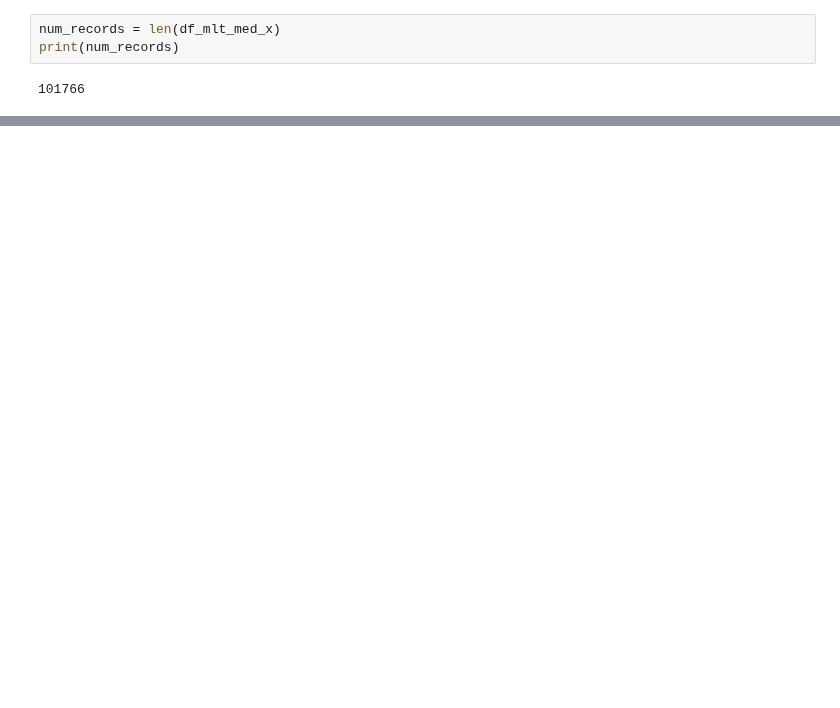
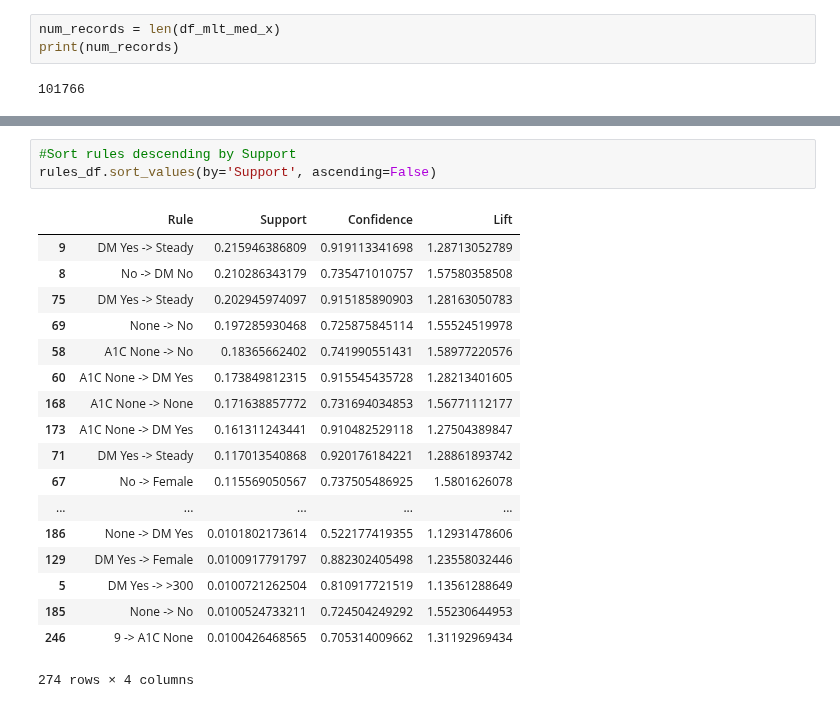
Before and after one commit to mltran2017/MSDS7331, a Jupyter notebook: notebook/Lab3/Lab3_MLT_Association Rule_Apyori.ipynb, the cells around one changed output, grey strips where cells are left out. Saved outputs shown, nothing was run; the diff lists cells and outputs as text; blank space fills up the shorter version.

```diff
--- a/notebook/Lab3/Lab3_MLT_Association Rule_Apyori.ipynb
+++ b/notebook/Lab3/Lab3_MLT_Association Rule_Apyori.ipynb
@@ -162,0 +146,22 @@ for i in new_gen():
+# %%
+#Sort rules descending by Support
+rules_df.sort_values(by='Support', ascending=False)
+# %% [output]
+|  | Rule | Support | Confidence | Lift |
+| 9 | DM Yes -> Steady | 0.215946386809 | 0.919113341698 | 1.28713052789 |
+| 8 | No -> DM No | 0.210286343179 | 0.735471010757 | 1.57580358508 |
+| 75 | DM Yes -> Steady | 0.202945974097 | 0.915185890903 | 1.28163050783 |
+| 69 | None -> No | 0.197285930468 | 0.725875845114 | 1.55524519978 |
+| 58 | A1C None -> No | 0.18365662402 | 0.741990551431 | 1.58977220576 |
+| 60 | A1C None -> DM Yes | 0.173849812315 | 0.915545435728 | 1.28213401605 |
+| 168 | A1C None -> None | 0.171638857772 | 0.731694034853 | 1.56771112177 |
+| 173 | A1C None -> DM Yes | 0.161311243441 | 0.910482529118 | 1.27504389847 |
+| 71 | DM Yes -> Steady | 0.117013540868 | 0.920176184221 | 1.28861893742 |
+| 67 | No -> Female | 0.115569050567 | 0.737505486925 | 1.5801626078 |
+| ... | ... | ... | ... | ... |
+| 186 | None -> DM Yes | 0.0101802173614 | 0.522177419355 | 1.12931478606 |
+| 129 | DM Yes -> Female | 0.0100917791797 | 0.882302405498 | 1.23558032446 |
+| 5 | DM Yes -> >300 | 0.0100721262504 | 0.810917721519 | 1.13561288649 |
+| 185 | None -> No | 0.0100524733211 | 0.724504249292 | 1.55230644953 |
+| 246 | 9 -> A1C None | 0.0100426468565 | 0.705314009662 | 1.31192969434 |
+274 rows × 4 columns
```
Also changed, not shown: parts of 20 cells of this notebook.
